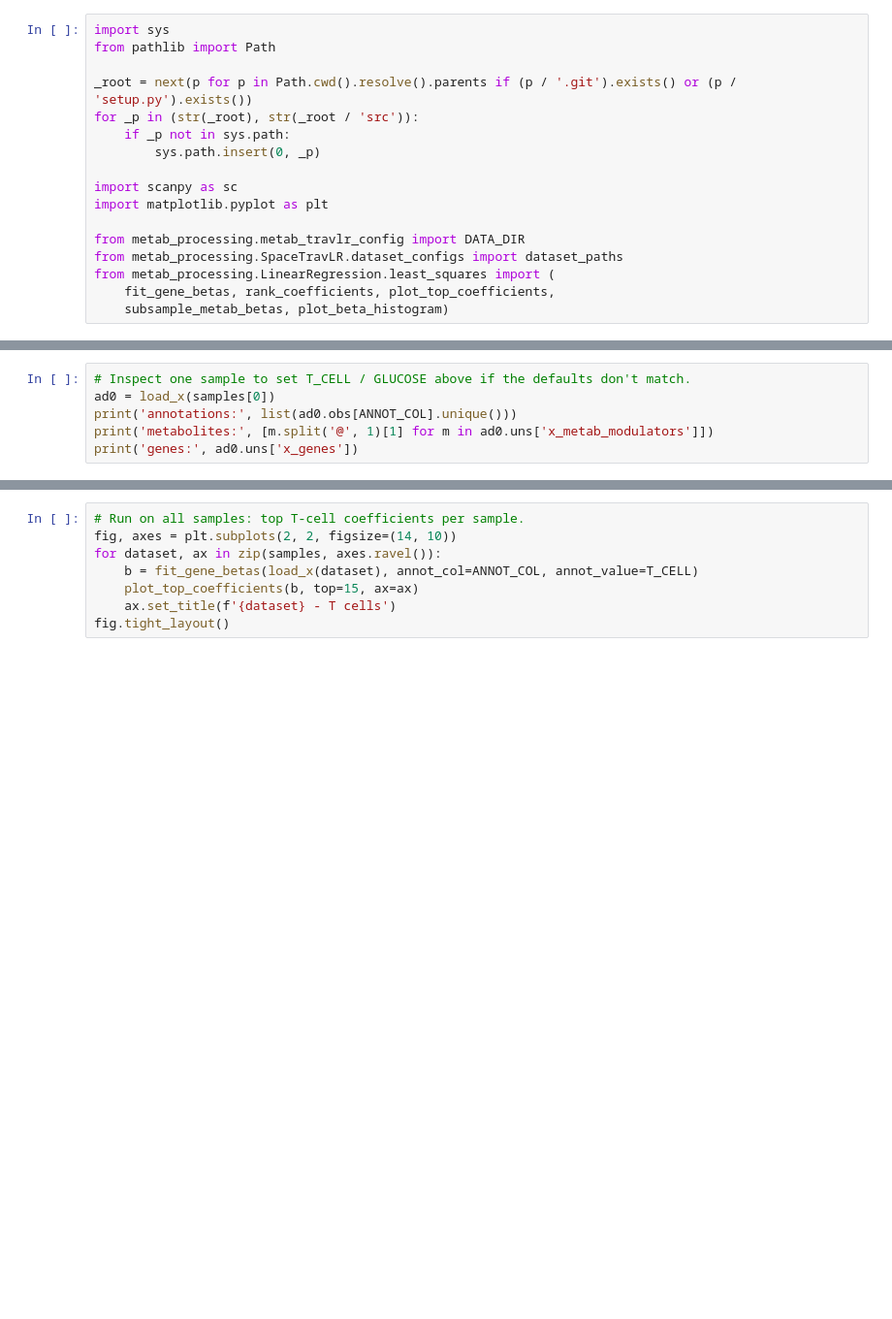
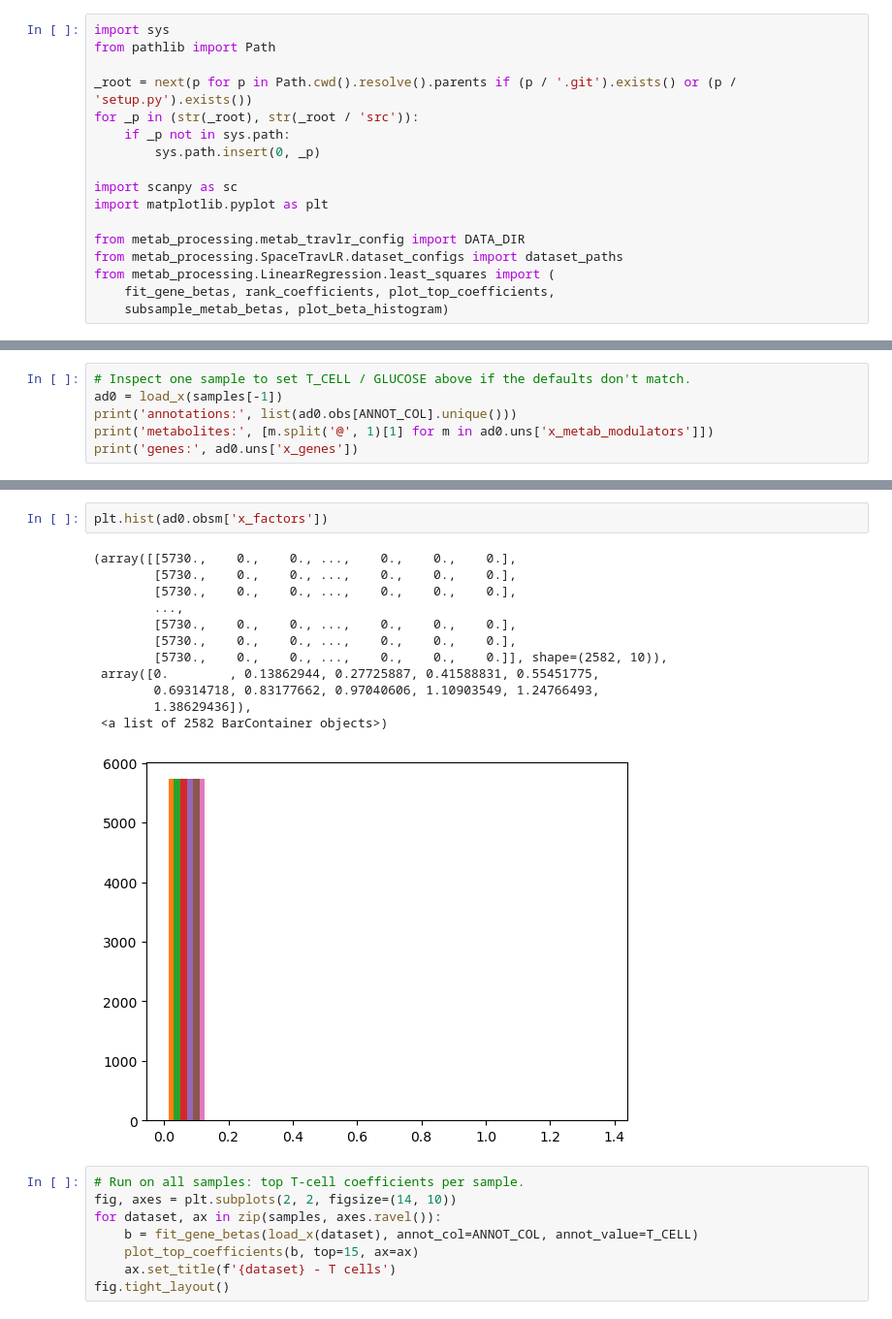
Before and after one commit to fosterea/MetabTravLR, a Jupyter notebook: metab_processing/LinearRegression/ols_analysis.ipynb, the cells around one changed output, grey strips where cells are left out. Shown at 97% size. Drawn from its saved outputs; the diff is of its cells as text; blank space fills up the shorter version.

```diff
--- a/metab_processing/LinearRegression/ols_analysis.ipynb
+++ b/metab_processing/LinearRegression/ols_analysis.ipynb
@@ -29,7 +29,7 @@ def load_x(dataset):
     return sc.read_h5ad(dataset_paths(dataset, data_dir=data_dir)['dataset_dir'] / 'LinearRegression' / 'x_adata.h5ad')
 # %%
 # Inspect one sample to set T_CELL / GLUCOSE above if the defaults don't match.
-ad0 = load_x(samples[0])
+ad0 = load_x(samples[-1])
 print('annotations:', list(ad0.obs[ANNOT_COL].unique()))
 print('metabolites:', [m.split('@', 1)[1] for m in ad0.uns['x_metab_modulators']])
 print('genes:', ad0.uns['x_genes'])
@@ -41,3 +68,18 @@ plot_top_coefficients(betas, top=20).set_title(f'{samples[0]} - T cells');
+# %%
+plt.hist(ad0.obsm['x_factors'])
+# %% [output]
+(array([[5730.,    0.,    0., ...,    0.,    0.,    0.],
+        [5730.,    0.,    0., ...,    0.,    0.,    0.],
+        [5730.,    0.,    0., ...,    0.,    0.,    0.],
+        ...,
+        [5730.,    0.,    0., ...,    0.,    0.,    0.],
+        [5730.,    0.,    0., ...,    0.,    0.,    0.],
+        [5730.,    0.,    0., ...,    0.,    0.,    0.]], shape=(2582, 10)),
+ array([0.        , 0.13862944, 0.27725887, 0.41588831, 0.55451775,
+        0.69314718, 0.83177662, 0.97040606, 1.10903549, 1.24766493,
+        1.38629436]),
+ <a list of 2582 BarContainer objects>)
+[figure, added]
 # %%
 # Run on all samples: top T-cell coefficients per sample.
 fig, axes = plt.subplots(2, 2, figsize=(14, 10))
```
Also changed, not shown: parts of 4 cells of this notebook.
